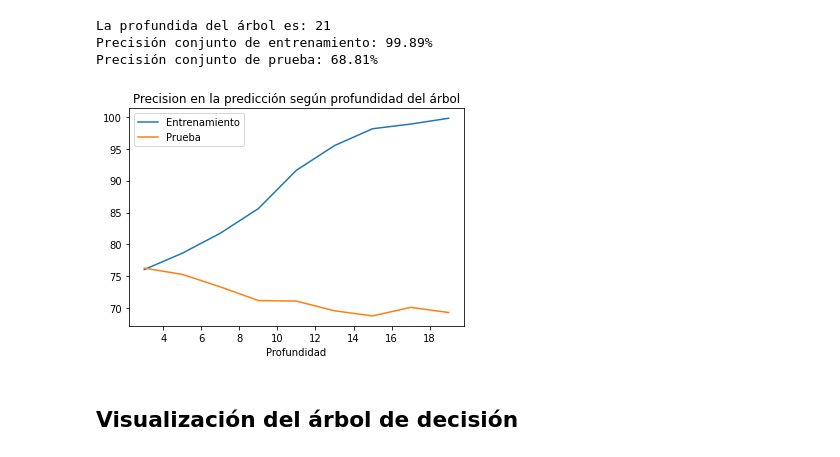
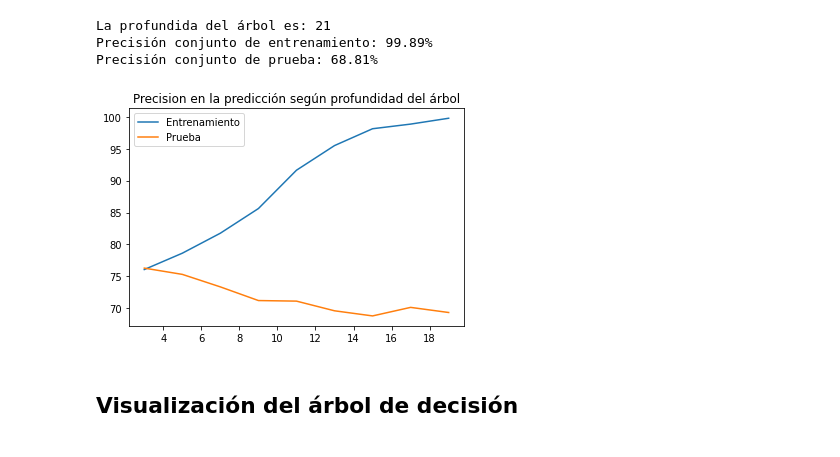
Before and after one commit to AnIsAsPe/ClasificadorClientesTelecom, a Jupyter notebook: ClasificadorClientesEmpresaTelecom_Churn.ipynb, the cells around one changed output. Drawn from its saved outputs; the diff is of its cells as text; code cells hidden in the pictures.

```diff
--- a/ClasificadorClientesEmpresaTelecom_Churn.ipynb
+++ b/ClasificadorClientesEmpresaTelecom_Churn.ipynb
@@ -365,39 +386,35 @@ Precisión conjunto de prueba: 68.81%
 # %%
 #Entrenamiento y prueba del modelo con distintos niveles de profunidad
 
 clf = {}
 Z_pred_train = {}
 Z_pred_test = {}
 precision_train={}
 precision_test = {}
-prof = {}
 
 for p in range(3,21,2):
   #Entrenamiento del modelo
   clf[p] = DecisionTreeClassifier(max_depth = p,
                                criterion = "entropy",
                                min_samples_split = 2,
                                random_state = 0).fit(X_train, Z_train)
-
-  prof[p]=clf[p].get_depth()
 
   #Predicción y evaluación sobre el conjunto de entrenamiento
   Z_pred_train[p] = clf[p].predict(X_train)
   precision_train[p] = metrics.accuracy_score(Z_train, Z_pred_train[p])*100
 
   #Predicción y evaluación sobre el conjunto de prueba
   Z_pred_test[p] = clf[p].predict(X_test)
   precision_test[p] = metrics.accuracy_score(Z_test, Z_pred_test[p])*100
 
-precision = pd.DataFrame( {'Profundidad':prof,
-                           'Entrenamiento':precision_train,
-                           'Prueba': precision_test}).set_index('Profundidad')
+precision = pd.DataFrame( {'Entrenamiento':precision_train,
+                           'Prueba': precision_test})
 
 precision.plot.line(
     title ='Precision en la predicción según profundidad del árbol')
 plt.show()
 # %% [output]
-[figure, old version]
+[figure, new version]
 # %% [markdown]
 ## Visualización del árbol de decisión
 # %%
```
Also changed, not shown: parts of 2 cells of this notebook.
